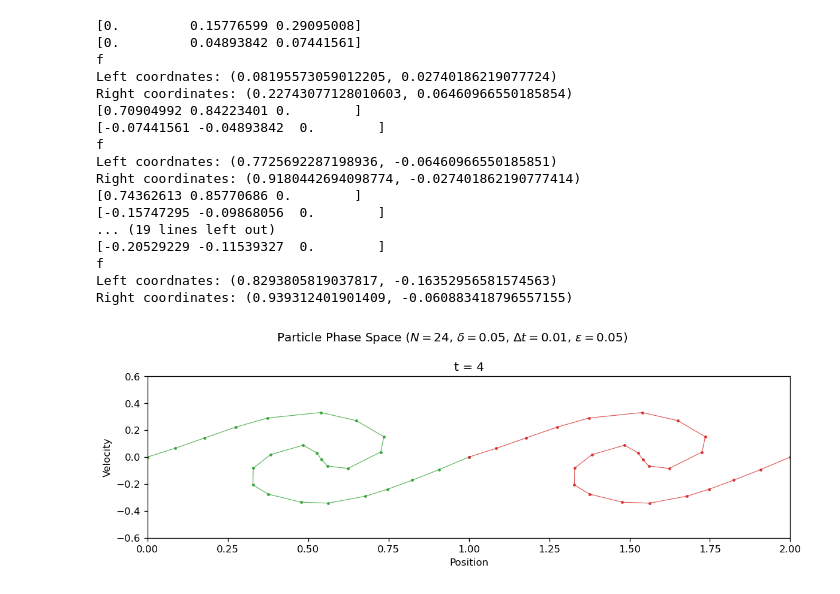
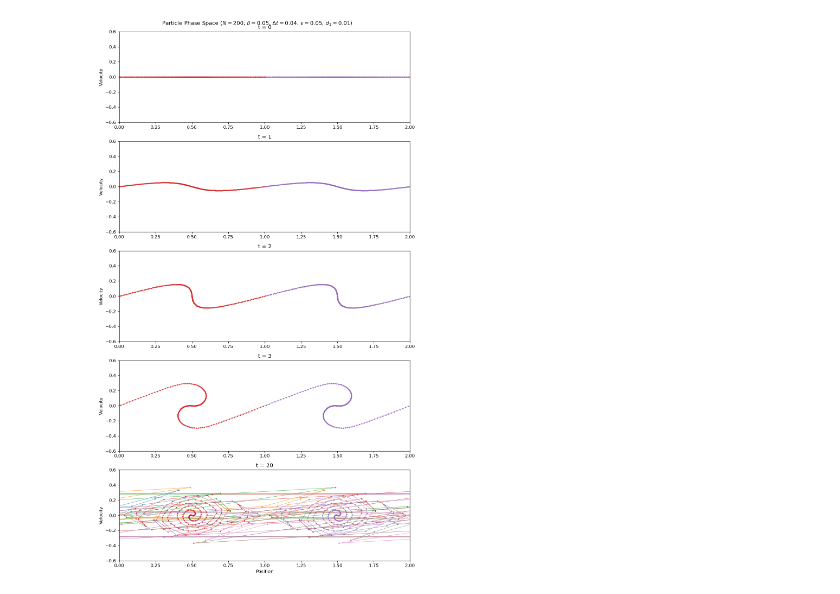
Before and after one commit to horaciomorenom/PlasmaModel, a Jupyter notebook: testing copy.ipynb, the cells around one changed output. Drawn from its saved outputs; the diff is of its cells as text; code cells hidden in the pictures.

```diff
--- a/testing copy.ipynb
+++ b/testing copy.ipynb
@@ -14,27 +46,10 @@ import itertools
 # %%
-N = 10
-dt = 0.01
-tmax = 4
-driver = Plasma_Evolver(N, dt, epsilon_in=0.05, delta_in=0.05, d1 = 0.3, insertion=True, rk = True)
+N = 200
+dt = 0.04
+tmax = 20
+driver = Plasma_Evolver(N, dt, epsilon_in=0.05, delta_in=0.05, insertion=False, rk = True)
 
 driver.evolve_plasma(tmax)
-driver.plot_particles(times=(tmax,),periods = 2, zoom=False, markers_on=True)
+driver.plot_particles(times=(0,1,2,3,tmax,),periods = 2, zoom=False, markers_on=True)
 # %% [output]
-[0.         0.15776599 0.29095008]
-[0.         0.04893842 0.07441561]
-f
-Left coordnates: (0.08195573059012205, 0.02740186219077724)
-Right coordinates: (0.22743077128010603, 0.06460966550185854)
-[0.70904992 0.84223401 0.        ]
-[-0.07441561 -0.04893842  0.        ]
-f
-Left coordnates: (0.7725692287198936, -0.06460966550185851)
-Right coordinates: (0.9180442694098774, -0.027401862190777414)
-[0.74362613 0.85770686 0.        ]
-[-0.15747295 -0.09868056  0.        ]
-... (19 lines left out)
-[-0.20529229 -0.11539327  0.        ]
-f
-Left coordnates: (0.8293805819037817, -0.16352956581574563)
-Right coordinates: (0.939312401901409, -0.060883418796557155)
-[figure, old version]
+[figure, new version]
```
Also changed, not shown: parts of 11 cells of this notebook, 4 other files.
